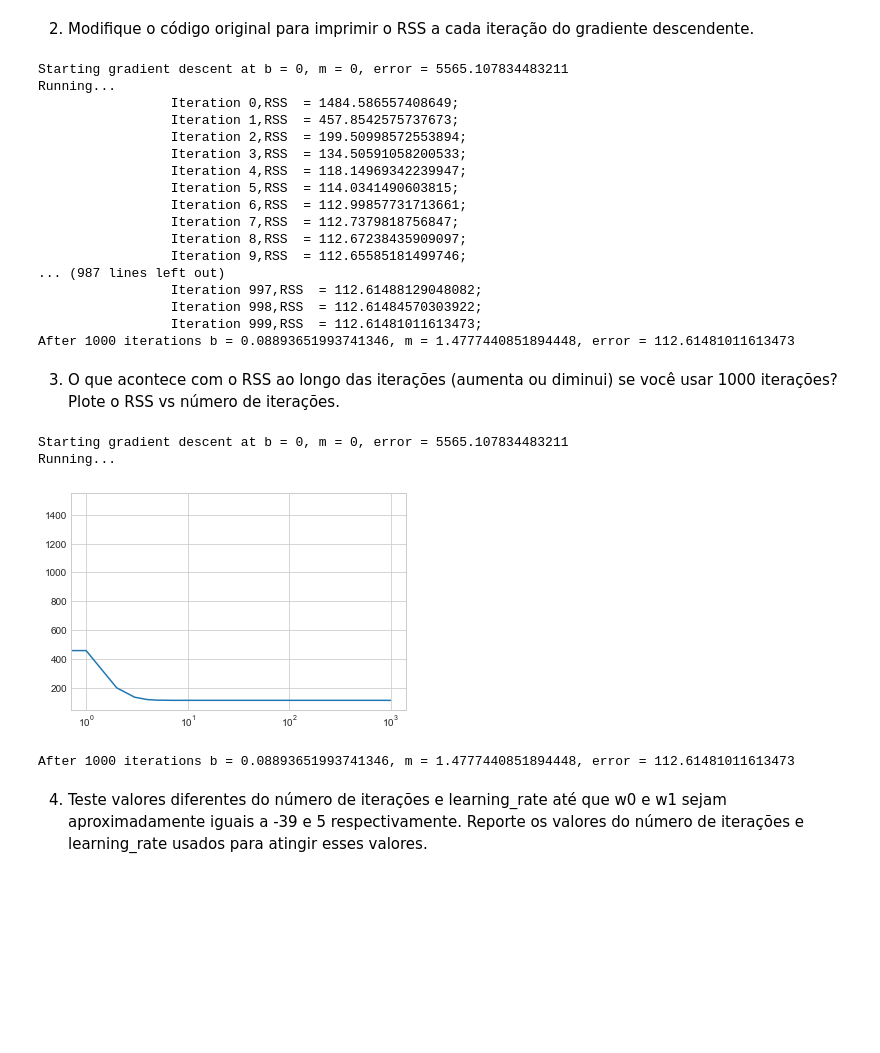
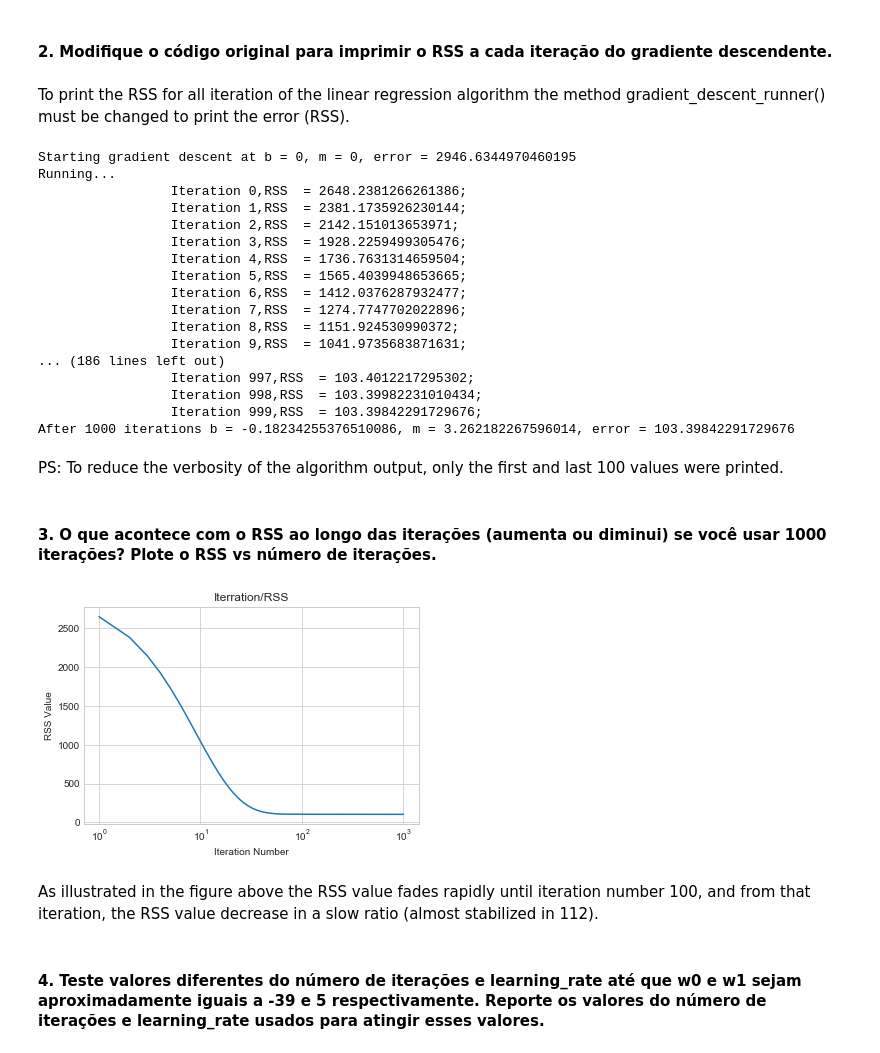
Before and after one commit to thiagonobrega/ml, a Jupyter notebook: LinearRegression/Linear Regression.ipynb, the cells around one changed output. Drawn from its saved outputs; the diff is of its cells as text; code cells hidden in the pictures; blank space fills up the shorter version.

```diff
--- a/LinearRegression/Linear Regression.ipynb
+++ b/LinearRegression/Linear Regression.ipynb
@@ -36,13 +51,17 @@ def gradient_descent_runner(points, starting_b, starting_m, learning_rate, num_i
         b, m = step_gradient(b, m, array(points), learning_rate)
     return [b, m]
 
-def run(iterations=1000):
-    points = genfromtxt("./data.csv", delimiter=",")
-    learning_rate = 0.0001
+def run(iterations=1000,lr=0.0001, inputfile="./income.csv", show=True):
+    points = genfromtxt(inputfile, delimiter=",")
+    learning_rate = lr
     initial_b = 0 # initial y-intercept guess
     initial_m = 0 # initial slope guess
     num_iterations = iterations
-    print("Starting gradient descent at b = {0}, m = {1}, error = {2}".format(initial_b, initial_m, compute_error_for_line_given_points(initial_b, initial_m, points)))
-    print("Running...")
+    if show:
+        print("Starting gradient descent at b = {0}, m = {1}, error = {2}".format(initial_b, initial_m, compute_error_for_line_given_points(initial_b, initial_m, points)))
+        print("Running...")
     [b, m] = gradient_descent_runner(points, initial_b, initial_m, learning_rate, num_iterations)
-    print("After {0} iterations b = {1}, m = {2}, error = {3}".format(num_iterations, b, m, compute_error_for_line_given_points(b, m, points)))
+    if show:
+        print("After {0} iterations b = {1}, m = {2}, error = {3}".format(num_iterations, b, m, compute_error_for_line_given_points(b, m, points)))
+    if not show:
+        return [b,m]
@@ -57,60 +76,70 @@ After 1000 iterations b = 0.08893651993741346, m = 1.4777440851894448, error = 1
 # %% [markdown]
-2. Modifique o código original para imprimir o RSS a cada iteração do gradiente descendente.
+#### 2. Modifique o código original para imprimir o RSS a cada iteração do gradiente descendente.
+# %% [markdown]
+To print the RSS for all iteration of the linear regression algorithm the method gradient_descent_runner() must be changed to print the error (RSS).
 # %%
 def gradient_descent_runner(points, starting_b, starting_m, learning_rate, num_iterations):
     b = starting_b
     m = starting_m
+
     for i in range(num_iterations):
         b, m = step_gradient(b, m, array(points), learning_rate)
-        print("\t\t Iteration {0},RSS  = {1};".format(i,compute_error_for_line_given_points(b, m, points)))
+        if i <100 or i > 900:
+            print("\t\t Iteration {0},RSS  = {1};".format(i,compute_error_for_line_given_points(b, m, points)))
     return [b, m]
+
 run()
 # %% [output]
-Starting gradient descent at b = 0, m = 0, error = 5565.107834483211
+Starting gradient descent at b = 0, m = 0, error = 2946.6344970460195
 Running...
-                 Iteration 0,RSS  = 1484.586557408649;
-                 Iteration 1,RSS  = 457.8542575737673;
-                 Iteration 2,RSS  = 199.50998572553894;
-                 Iteration 3,RSS  = 134.50591058200533;
-                 Iteration 4,RSS  = 118.14969342239947;
-                 Iteration 5,RSS  = 114.0341490603815;
-                 Iteration 6,RSS  = 112.99857731713661;
-                 Iteration 7,RSS  = 112.7379818756847;
-                 Iteration 8,RSS  = 112.67238435909097;
-                 Iteration 9,RSS  = 112.65585181499746;
-... (987 lines left out)
-                 Iteration 997,RSS  = 112.61488129048082;
-                 Iteration 998,RSS  = 112.61484570303922;
-                 Iteration 999,RSS  = 112.61481011613473;
-After 1000 iterations b = 0.08893651993741346, m = 1.4777440851894448, error = 112.61481011613473
+                 Iteration 0,RSS  = 2648.2381266261386;
+                 Iteration 1,RSS  = 2381.1735926230144;
+                 Iteration 2,RSS  = 2142.151013653971;
+                 Iteration 3,RSS  = 1928.2259499305476;
+                 Iteration 4,RSS  = 1736.7631314659504;
+                 Iteration 5,RSS  = 1565.4039948653665;
+                 Iteration 6,RSS  = 1412.0376287932477;
+                 Iteration 7,RSS  = 1274.7747702022896;
+                 Iteration 8,RSS  = 1151.924530990372;
+                 Iteration 9,RSS  = 1041.9735683871631;
+... (186 lines left out)
+                 Iteration 997,RSS  = 103.4012217295302;
+                 Iteration 998,RSS  = 103.39982231010434;
+                 Iteration 999,RSS  = 103.39842291729676;
+After 1000 iterations b = -0.18234255376510086, m = 3.262182267596014, error = 103.39842291729676
+# %% [markdown]
+PS: To reduce the verbosity of the algorithm output, only the first and last 100 values were printed.
 # %% [markdown]
-3. O que acontece com o RSS ao longo das iterações (aumenta ou diminui) se você usar 1000 iterações? Plote o RSS vs número de iterações.
+#### 3. O que acontece com o RSS ao longo das iterações (aumenta ou diminui) se você usar 1000 iterações? Plote o RSS vs número de iterações.
 # %%
 def gradient_descent_runner(points, starting_b, starting_m, learning_rate, num_iterations):
     b = starting_b
     m = starting_m
     x = []
     y = []
     for i in range(num_iterations):
         b, m = step_gradient(b, m, array(points), learning_rate)
-        x.append(i)
+        x.append(i+1)
         y.append(compute_error_for_line_given_points(b, m, points))
 
 
     import matplotlib.pyplot as plt
     plt.style.use('seaborn-whitegrid')
     plt.plot(x, y)
+    plt.title("Iterration/RSS")
+    plt.xlabel("Iteration Number")
+    plt.ylabel("RSS Value")
     plt.xscale('log')
+    #plt.yscale('log')
     plt.show()
 
 
     return [b, m]
 
-run()
+a=run(show=False)
 # %% [output]
-Starting gradient descent at b = 0, m = 0, error = 5565.107834483211
-Running...
-[figure, old version]
+[figure, new version]
-After 1000 iterations b = 0.08893651993741346, m = 1.4777440851894448, error = 112.61481011613473
+# %% [markdown]
+As illustrated in the figure above the RSS value fades rapidly until iteration number 100, and from that iteration, the RSS value decrease in a slow ratio (almost stabilized in 112).
 # %% [markdown]
-4. Teste valores diferentes do número de iterações e learning_rate até que w0 e w1 sejam aproximadamente iguais a -39 e 5 respectivamente. Reporte os valores do número de iterações e learning_rate usados para atingir esses valores.
+#### 4. Teste valores diferentes do número de iterações e learning_rate até que w0 e w1 sejam aproximadamente iguais a -39 e 5 respectivamente. Reporte os valores do número de iterações e learning_rate usados para atingir esses valores.
```
Also changed, not shown: parts of 18 cells of this notebook, 5 other files.
